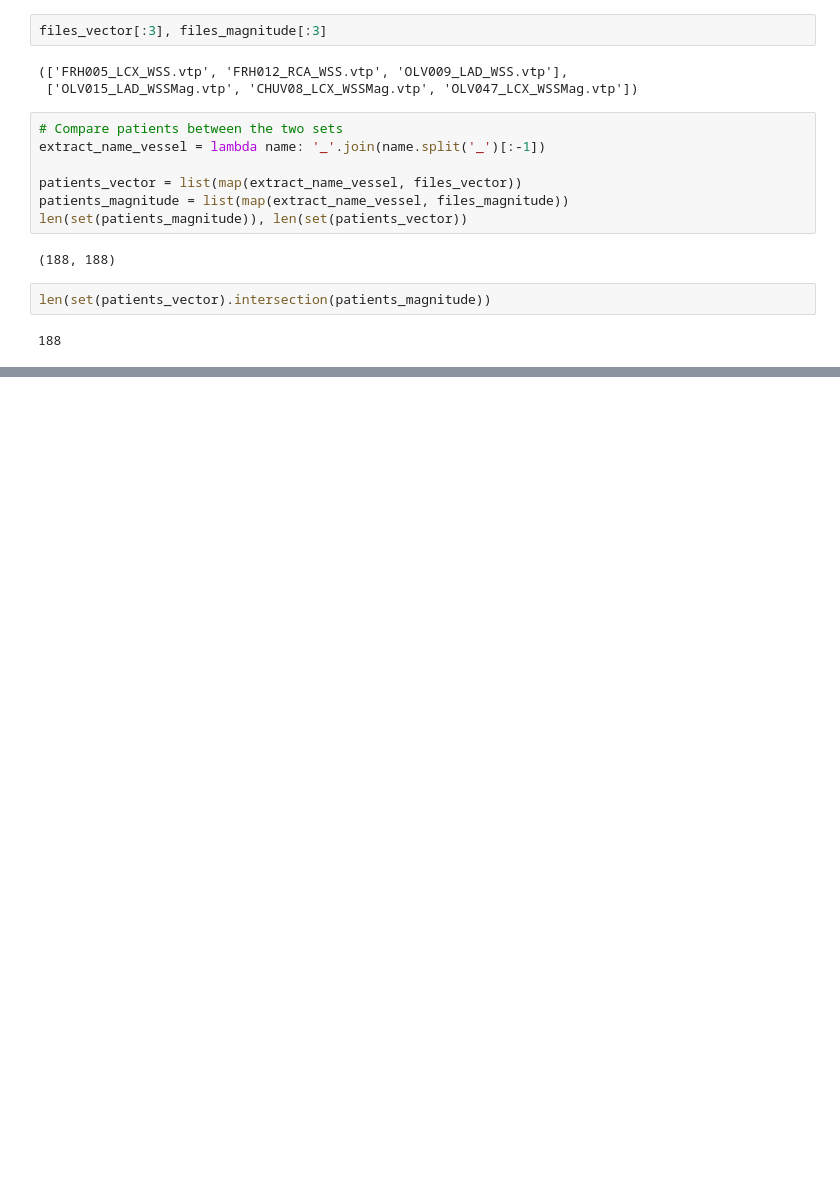
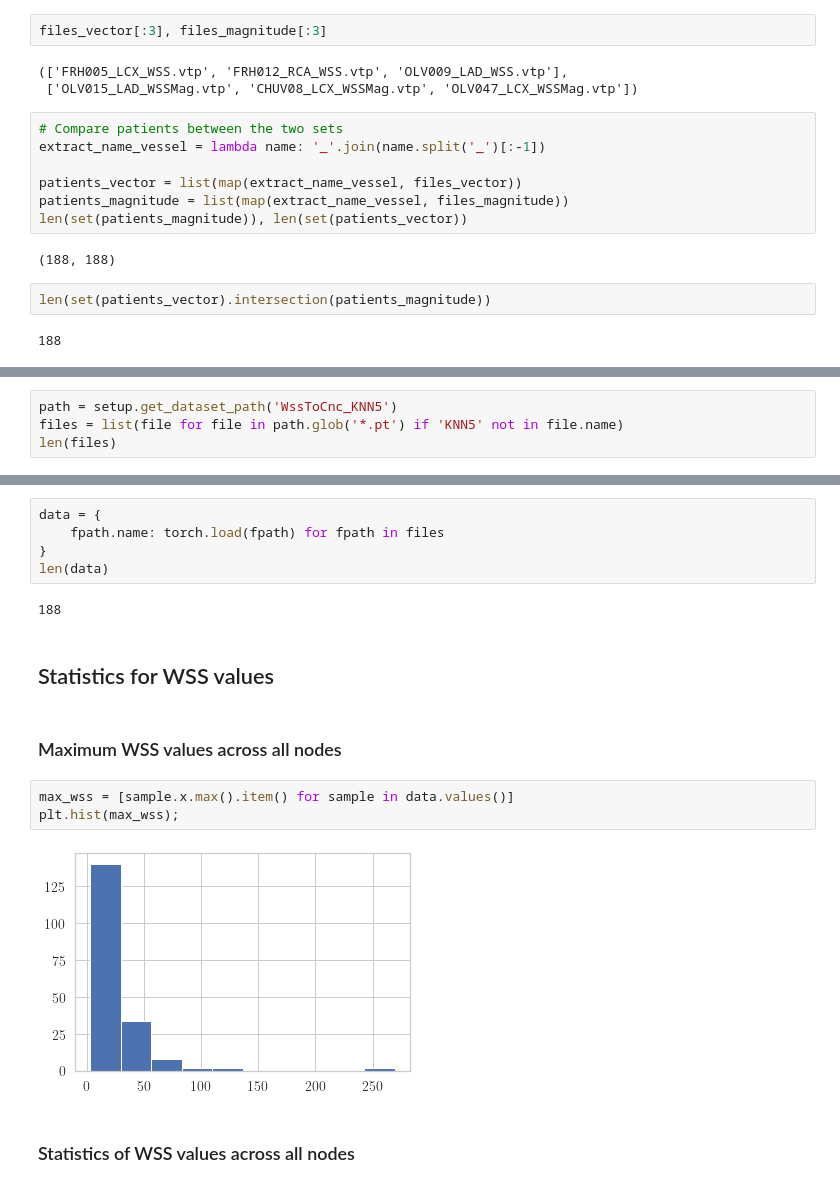
Before and after one commit to matthiaszeller/GNN-MI, a Jupyter notebook: notebook/1-Data-exploration.ipynb, the cells around one changed output, grey strips where cells are left out. Drawn from its saved outputs; the diff is of its cells as text; blank space fills up the shorter version.

```diff
--- a/notebook/1-Data-exploration.ipynb
+++ b/notebook/1-Data-exploration.ipynb
@@ -127,0 +135,4 @@ len(set(patients_vector).intersection(patients_magnitude))
+# %%
+path = setup.get_dataset_path('WssToCnc_KNN5')
+files = list(file for file in path.glob('*.pt') if 'KNN5' not in file.name)
+len(files)
@@ -127,0 +142,18 @@ len(set(patients_vector).intersection(patients_magnitude))
+# %%
+data = {
+    fpath.name: torch.load(fpath) for fpath in files
+}
+len(data)
+# %% [output]
+188
+# %% [markdown]
+## Statistics for WSS values
+# %% [markdown]
+### Maximum WSS values across all nodes
+# %%
+max_wss = [sample.x.max().item() for sample in data.values()]
+plt.hist(max_wss);
+# %% [output]
+[figure, added]
+# %% [markdown]
+### Statistics of WSS values across all nodes
```
Also changed, not shown: parts of 27 cells of this notebook.
